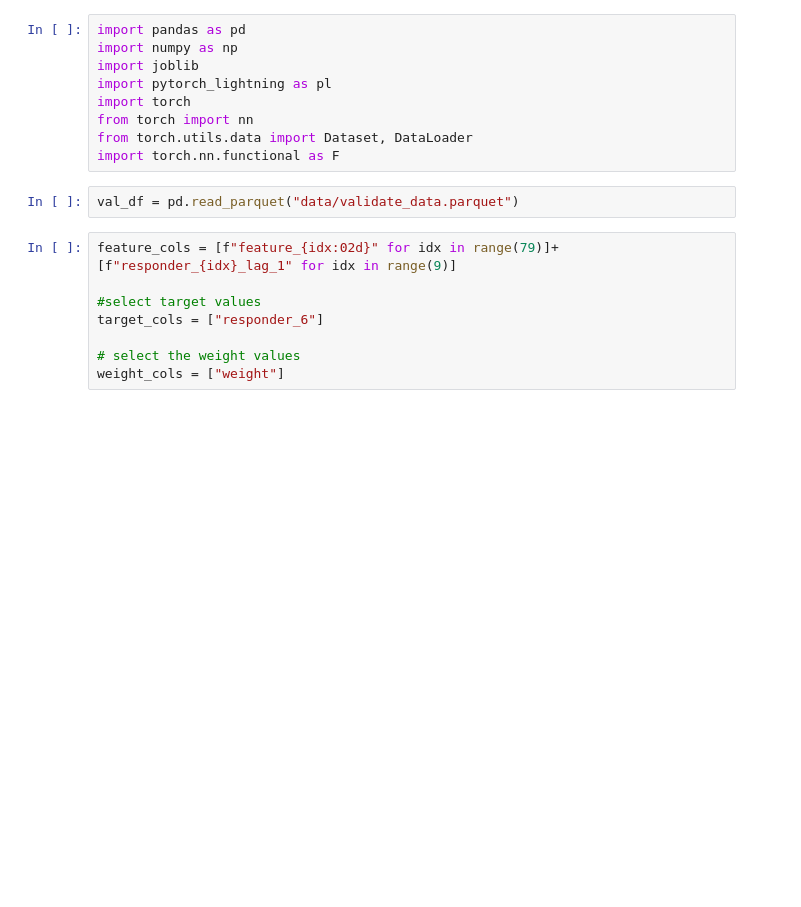
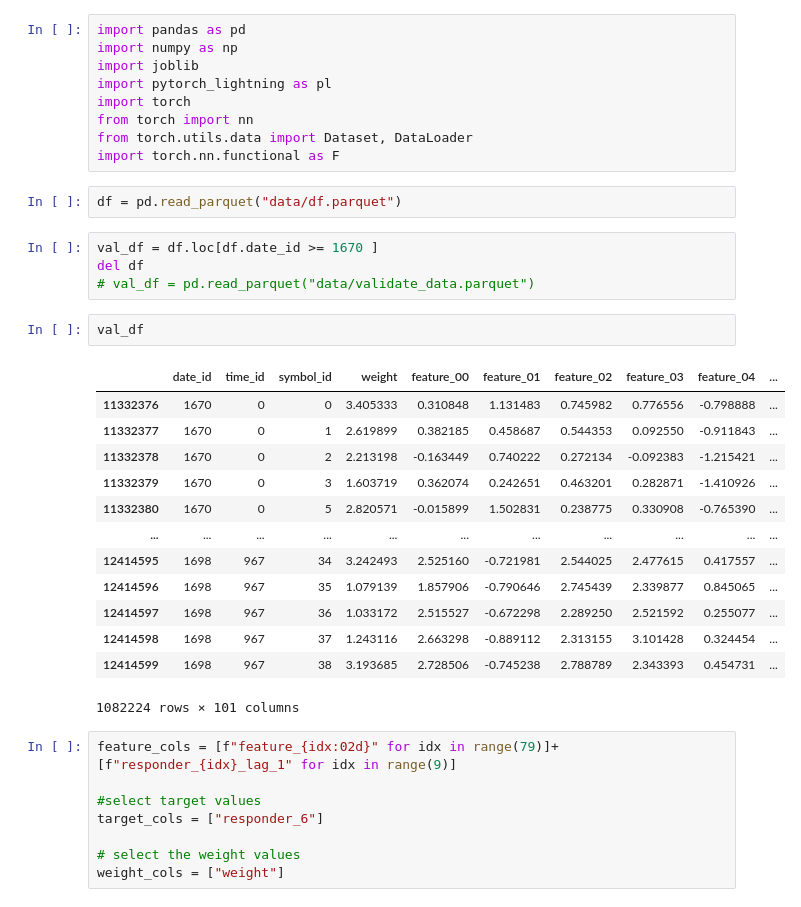
Before and after one commit to Merzenval/JaneStreet, a Jupyter notebook: main.ipynb, the cells around one changed output. Drawn from its saved outputs; the diff is of its cells as text; blank space fills up the shorter version.

```diff
--- a/main.ipynb
+++ b/main.ipynb
@@ -10,7 +10,27 @@ from torch import nn
 from torch.utils.data import Dataset, DataLoader
 import torch.nn.functional as F
 # %%
-val_df = pd.read_parquet("data/validate_data.parquet")
+df = pd.read_parquet("data/df.parquet")
+# %%
+val_df = df.loc[df.date_id >= 1670 ]
+del df
+# val_df = pd.read_parquet("data/validate_data.parquet")
+# %%
+val_df
+# %% [output]
+|  | date_id | time_id | symbol_id | weight | feature_00 | feature_01 | feature_02 | feature_03 | feature_04 | ... |
+| 11332376 | 1670 | 0 | 0 | 3.405333 | 0.310848 | 1.131483 | 0.745982 | 0.776556 | -0.798888 | ... |
+| 11332377 | 1670 | 0 | 1 | 2.619899 | 0.382185 | 0.458687 | 0.544353 | 0.092550 | -0.911843 | ... |
+| 11332378 | 1670 | 0 | 2 | 2.213198 | -0.163449 | 0.740222 | 0.272134 | -0.092383 | -1.215421 | ... |
+| 11332379 | 1670 | 0 | 3 | 1.603719 | 0.362074 | 0.242651 | 0.463201 | 0.282871 | -1.410926 | ... |
+| 11332380 | 1670 | 0 | 5 | 2.820571 | -0.015899 | 1.502831 | 0.238775 | 0.330908 | -0.765390 | ... |
+| ... | ... | ... | ... | ... | ... | ... | ... | ... | ... | ... |
+| 12414595 | 1698 | 967 | 34 | 3.242493 | 2.525160 | -0.721981 | 2.544025 | 2.477615 | 0.417557 | ... |
+| 12414596 | 1698 | 967 | 35 | 1.079139 | 1.857906 | -0.790646 | 2.745439 | 2.339877 | 0.845065 | ... |
+| 12414597 | 1698 | 967 | 36 | 1.033172 | 2.515527 | -0.672298 | 2.289250 | 2.521592 | 0.255077 | ... |
+| 12414598 | 1698 | 967 | 37 | 1.243116 | 2.663298 | -0.889112 | 2.313155 | 3.101428 | 0.324454 | ... |
+| 12414599 | 1698 | 967 | 38 | 3.193685 | 2.728506 | -0.745238 | 2.788789 | 2.343393 | 0.454731 | ... |
+1082224 rows × 101 columns
 # %%
 feature_cols = [f"feature_{idx:02d}" for idx in range(79)]+ [f"responder_{idx}_lag_1" for idx in range(9)]
 
```
Also changed, not shown: parts of 8 cells of this notebook, 1 other file.
